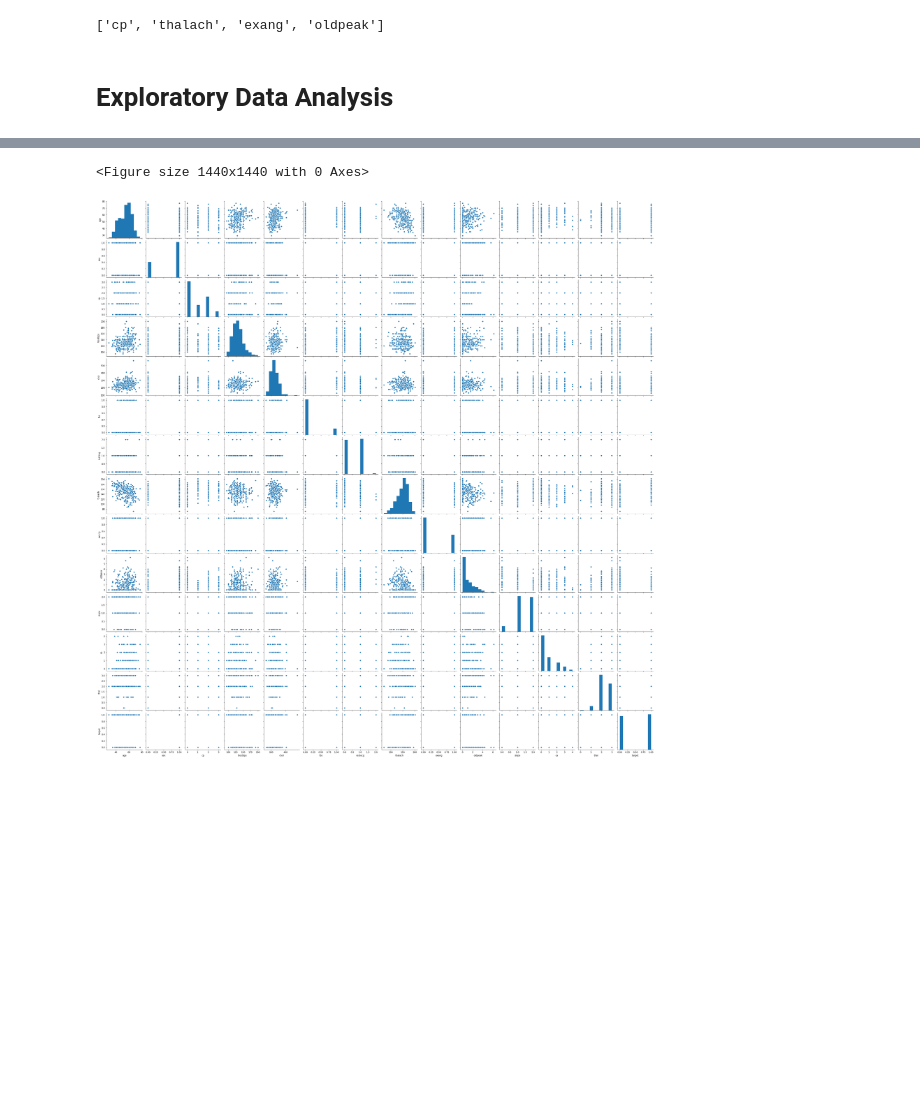
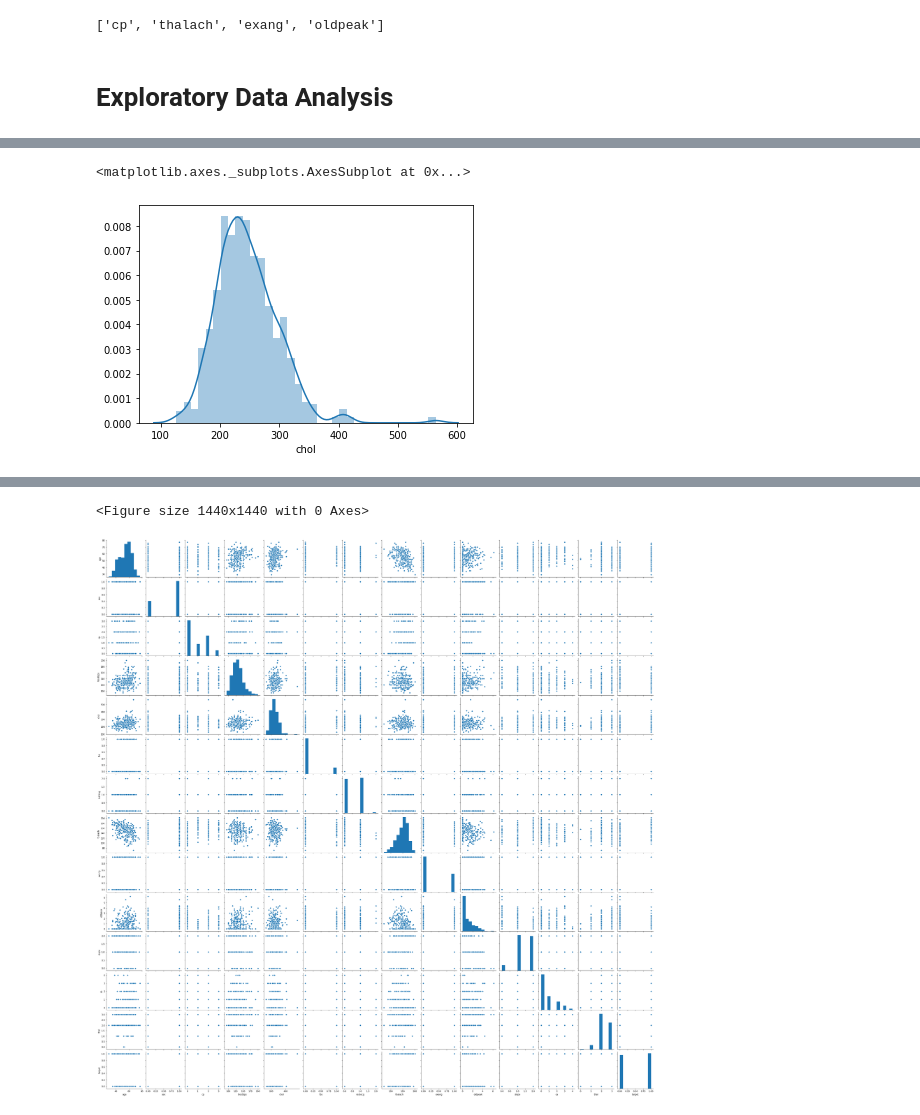
Before and after one commit to Pranav016/heart-disease-prediction-system, a Jupyter notebook: Heart disease prediction system.ipynb, the cells around one changed output, grey strips where cells are left out. Saved outputs shown, nothing was run; the diff lists cells and outputs as text; code cells hidden in the pictures; blank space fills up the shorter version.

```diff
--- a/Heart disease prediction system.ipynb
+++ b/Heart disease prediction system.ipynb
@@ -102,0 +113,5 @@ corr_features
+# %%
+sns.distplot(df.chol)
+# %% [output]
+<matplotlib.axes._subplots.AxesSubplot at 0x...>
+[figure, added]
```
Also changed, not shown: parts of 3 cells of this notebook.
